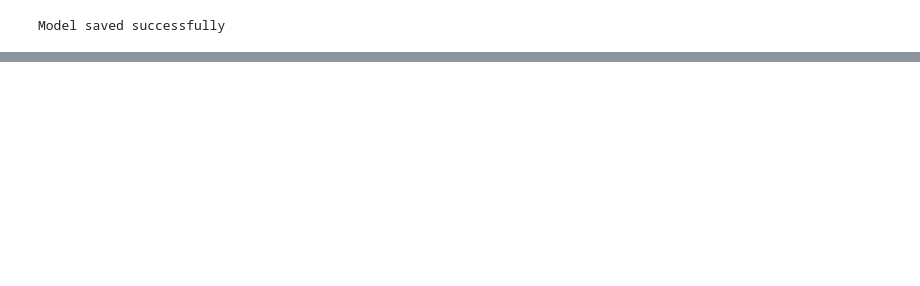
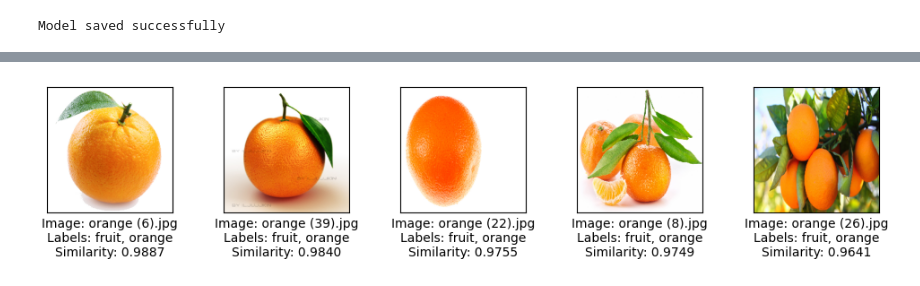
Before and after one commit to andreasjonathanimm/Projek-Temu-Kembali-Gambar, a Jupyter notebook: info_retrieval.ipynb, the cells around one changed output, grey strips where cells are left out. Saved outputs shown, nothing was run; the diff lists cells and outputs as text; code cells hidden in the pictures; blank space fills up the shorter version.

Commit message:
+query and indexing

```diff
--- a/info_retrieval.ipynb
+++ b/info_retrieval.ipynb
@@ -183,0 +219,22 @@ WARNING:tensorflow:5 out of the last 13 calls to <function Model.make_predict_fu
+# %%
+# Memuat fitur yang sudah disimpan
+train_features = load_features('features.npy')
+# %%
+def search_by_image(query_image, model, train_data, train_labels, train_names, classes, top_n=5):
+    query_feature = extract_features(model, np.expand_dims(query_image, axis=0))  # Ekstrak fitur dari gambar query
+    train_features = load_features()  # Muat fitur-fitur dari gambar dalam dataset
+    similarities = cosine_similarity(query_feature, train_features)  # Hitung kemiripan cosine
+
+    # Mendapatkan indeks gambar dengan kemiripan tertinggi
+    most_similar_idx = np.argsort(similarities[0])[::-1][:top_n]
+
+    results = []
+    for idx in most_similar_idx:
+        img = train_data[idx]
+        img_name = train_names[idx]  # Mendapatkan nama gambar
+        similarity_score = similarities[0][idx]  # Mendapatkan nilai kemiripan
+        labels = train_labels[idx]
+        predicted_labels = [classes[label] for label in np.where(labels == 1)[0]]
+        results.append((img_name, img, predicted_labels, similarity_score))  # Sertakan nama gambar dalam hasil
+
+    return results
@@ -183,0 +264,21 @@ WARNING:tensorflow:5 out of the last 13 calls to <function Model.make_predict_fu
+# %%
+def plot_search_results(results):
+    plt.figure(figsize=(10, 10))
+    for i, (img_name, img, labels, similarity_score) in enumerate(results):
+        plt.subplot(5, 5, i+1)
+        plt.xticks([])
+        plt.yticks([])
+        plt.grid(False)
+        plt.tight_layout()
+        plt.imshow(img)
+        plt.xlabel(f"Image: {img_name}\nLabels: {', '.join(labels)}\nSimilarity: {similarity_score:.4f}")
+    plt.show()
+# %%
+# Test mencari gambar
+query_image = test_data[0]  # Gambar pertama dari data uji
+
+# Pencarian gambar serupa
+results = search_by_image(query_image, model, train_data, train_labels, train_names, classes)
+
+plot_search_results(results)
+# %% [output]
@@ -183,0 +286 @@ WARNING:tensorflow:5 out of the last 13 calls to <function Model.make_predict_fu
+[figure, added]
```
Also changed, not shown: parts of 12 cells of this notebook, 2 other files.
